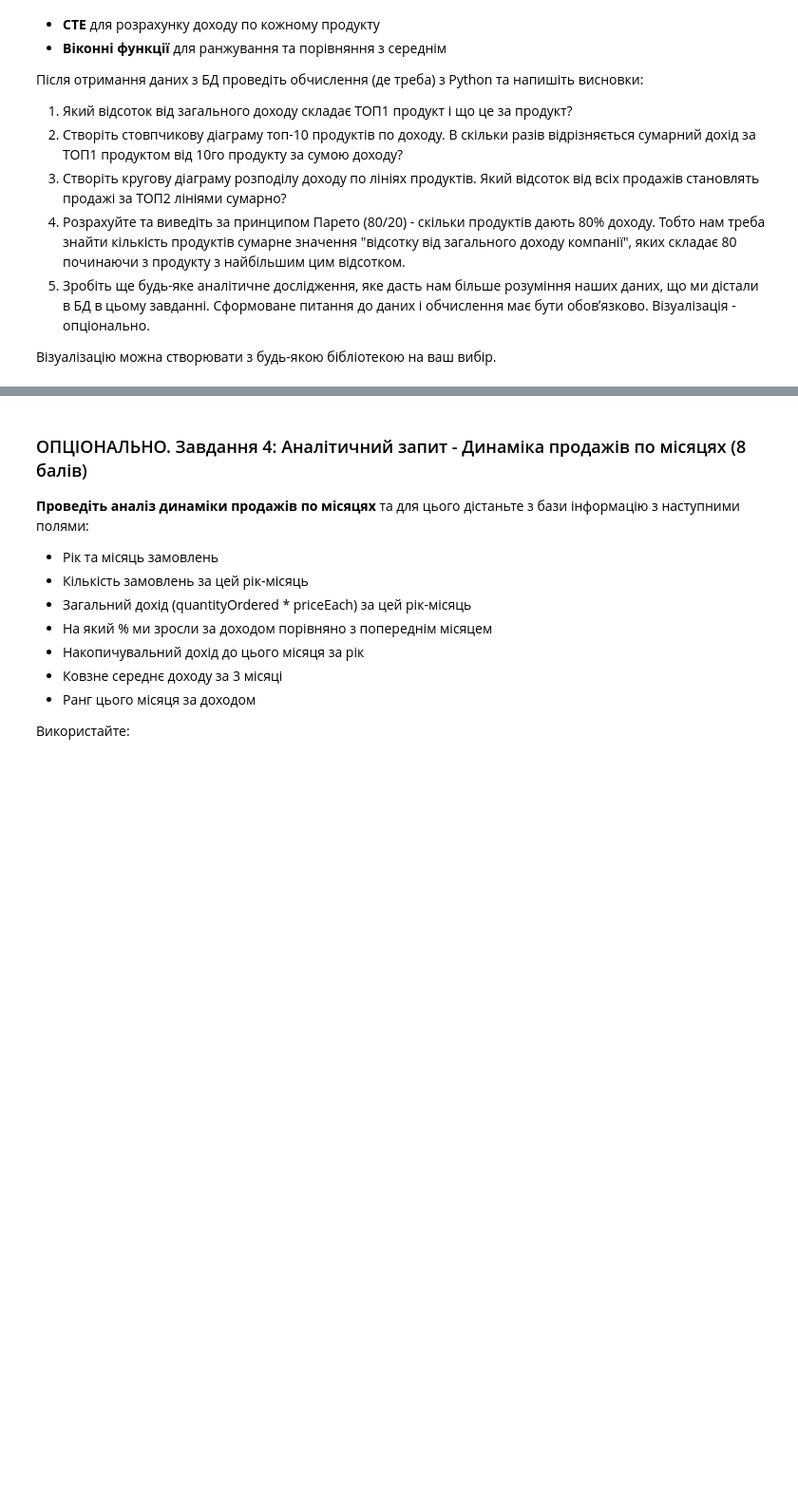
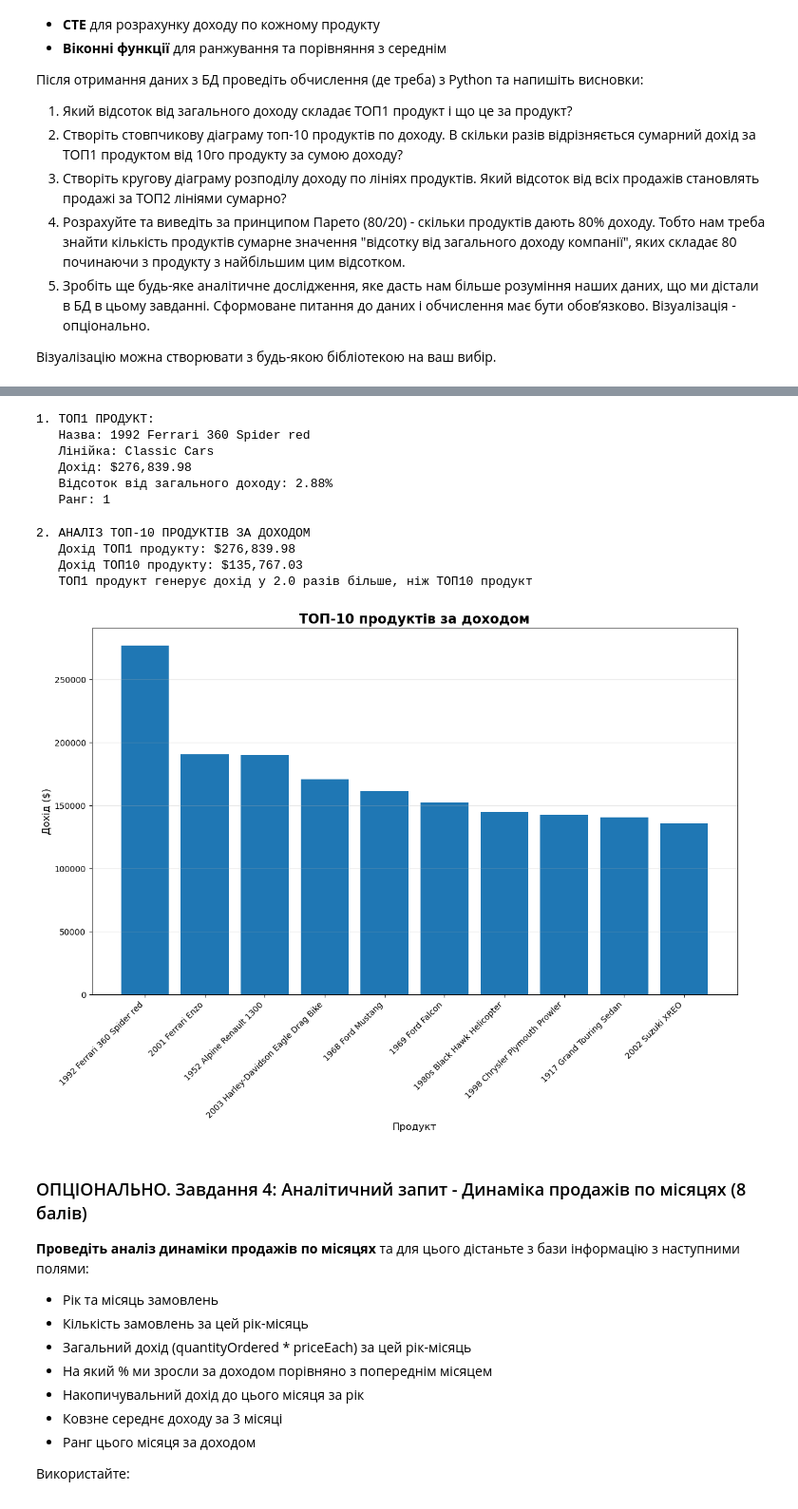
Before and after one commit to Minalva/python-for-DATA-LOVE, a Jupyter notebook: Copy_of_HW_12_1_Інтеграція_Python_та_SQL_запити_даних.ipynb, the cells around one changed output, grey strips where cells are left out. Shown: that part at 95% size. Cells and saved outputs as stored; diff of their text form; code cells hidden in the pictures; blank space fills up the shorter version.

```diff
--- a/Copy_of_HW_12_1_Інтеграція_Python_та_SQL_запити_даних.ipynb
+++ b/Copy_of_HW_12_1_Інтеграція_Python_та_SQL_запити_даних.ipynb
@@ -234,3 +335,50 @@ dtype: object
+# %%
+top1_product = df_products.iloc[0]
+print("\n1. ТОП1 ПРОДУКТ:")
+print(f"   Назва: {top1_product['Назва продукту']}")
+print(f"   Лінійка: {top1_product['Лінійка продукту']}")
+print(f"   Дохід: ${top1_product['Загальний дохід']:,.2f}")
+print(f"   Відсоток від загального доходу: {top1_product['Відсоток від загального доходу']}%")
+print(f"   Ранг: {int(top1_product['Ранг продукту по доходу'])}")
+# %% [output]
+1. ТОП1 ПРОДУКТ:
+   Назва: 1992 Ferrari 360 Spider red
+   Лінійка: Classic Cars
+   Дохід: $276,839.98
+   Відсоток від загального доходу: 2.88%
+   Ранг: 1
+# %%
+
+print("2. АНАЛІЗ ТОП-10 ПРОДУКТІВ ЗА ДОХОДОМ")
+
+top10_products = df_products.head(10).copy()
+top1_revenue = top10_products.iloc[0]['Загальний дохід']
+top10_revenue = top10_products.iloc[9]['Загальний дохід']
+revenue_difference = top1_revenue / top10_revenue
+
+print(f"   Дохід ТОП1 продукту: ${top1_revenue:,.2f}")
+print(f"   Дохід ТОП10 продукту: ${top10_revenue:,.2f}")
+print(f"   ТОП1 продукт генерує дохід у {revenue_difference:.1f} разів більше, ніж ТОП10 продукт")
+# %% [output]
+2. АНАЛІЗ ТОП-10 ПРОДУКТІВ ЗА ДОХОДОМ
+   Дохід ТОП1 продукту: $276,839.98
+   Дохід ТОП10 продукту: $135,767.03
+   ТОП1 продукт генерує дохід у 2.0 разів більше, ніж ТОП10 продукт
+# %%
+import matplotlib.pyplot as plt
+plt.figure(figsize=(14, 8))
+
+# Исправленная строка создания графика:
+bars = plt.bar(top10_products['Назва продукту'], top10_products['Загальний дохід'])
+
+
+plt.title('ТОП-10 продуктів за доходом', fontsize=16, fontweight='bold')
+plt.xlabel('Продукт', fontsize=12)
+plt.ylabel('Дохід ($)', fontsize=12)
+plt.xticks(rotation=45, ha='right')
+plt.grid(axis='y', alpha=0.3)
+# %% [output]
+[figure, added]
 # %% [markdown]
 ### ОПЦІОНАЛЬНО. Завдання 4: Аналітичний запит - Динаміка продажів по місяцях (8 балів)
 
```
Also changed, not shown: parts of 13 cells of this notebook.
